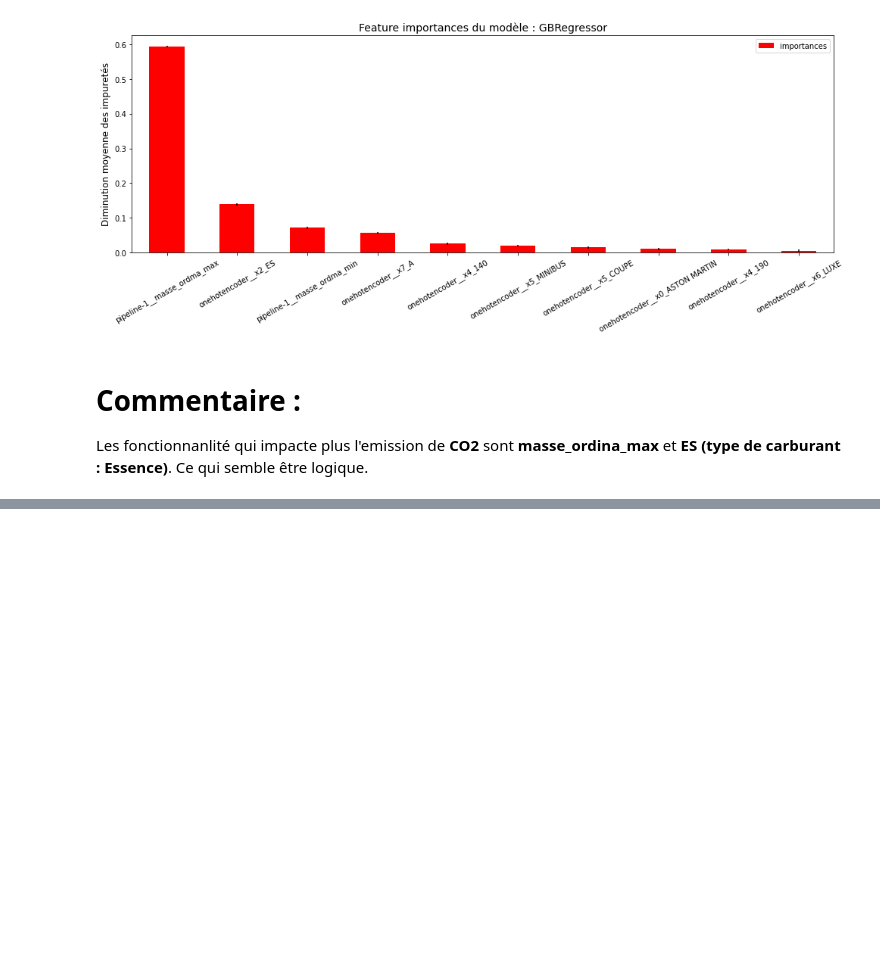
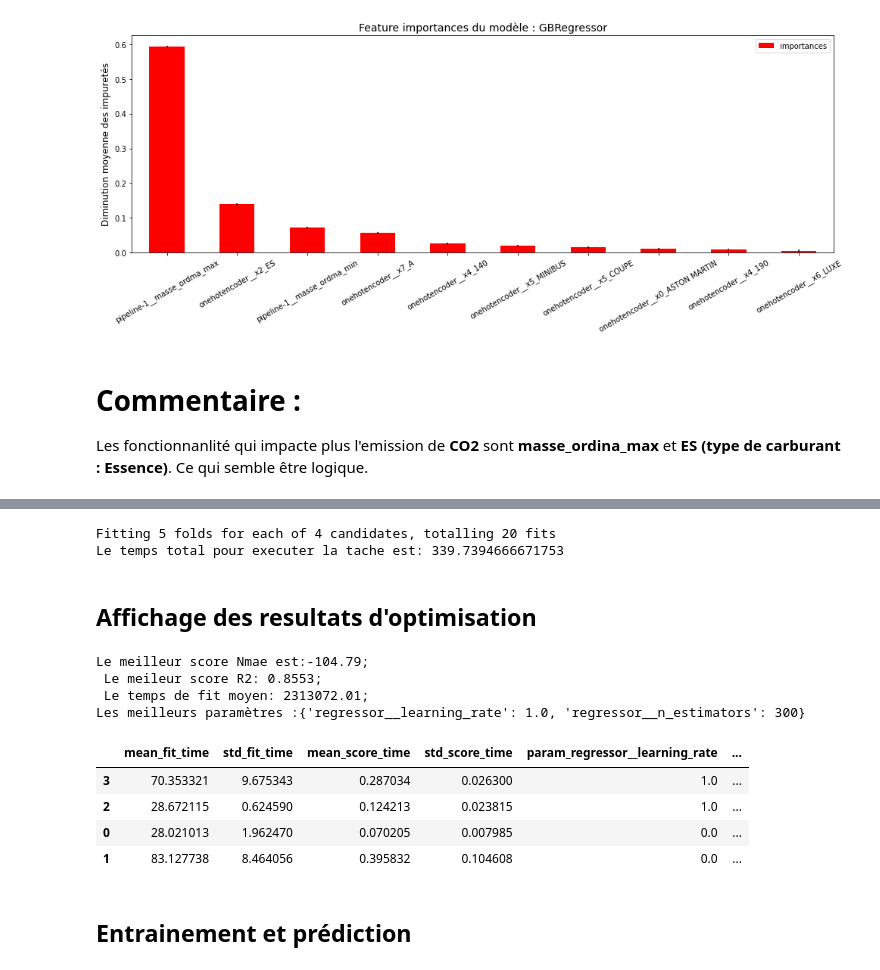
Before and after one commit to sylla2022-arc/Apprentissage-automatique-Regression, a Jupyter notebook: Prediction_Co2/Notebook_2_prediction_Apprentissag_automatique_Regression_CO2.ipynb, the cells around one changed output, grey strips where cells are left out. Cells and saved outputs as stored; diff of their text form; code cells hidden in the pictures; blank space fills up the shorter version.

```diff
--- a/Prediction_Co2/Notebook_2_prediction_Apprentissag_automatique_Regression_CO2.ipynb
+++ b/Prediction_Co2/Notebook_2_prediction_Apprentissag_automatique_Regression_CO2.ipynb
@@ -869,0 +880,39 @@ Les fonctionnanlité qui impacte plus l'emission de **CO2** sont **masse_ordina_
+# %%
+t0 = time.time()
+params_xgb = {'regressor__learning_rate' : np.linspace(0, 1, 2),
+             #'regressor__max_depth': [4, 7, 10],
+             'regressor__n_estimators': [100, 300]}
+mxgbr_grid = GridSearchCV( TransformedTargetRegressor(regressor = XGBRegressor(max_depth = 15, random_state = 5)),
+                          param_grid = params_xgb,
+                          cv =  5,
+                          verbose =2,
+                          scoring = ('r2', 'neg_mean_absolute_error'),
+                         refit= 'neg_mean_absolute_error',
+                         return_train_score = True,
+                         n_jobs =-1)
+
+mgbr_cv = Pipeline([('preprocessor', preprocessor),
+                   ('mxgbr_search_grid',mxgbr_grid )
+                  ])
+mgbr_cv.fit(X_train, y_train)
+print("Le temps total pour executer la tache est: {}".format(time.time() - t0))
+# %% [output]
+Fitting 5 folds for each of 4 candidates, totalling 20 fits
+Le temps total pour executer la tache est: 339.7394666671753
+# %% [markdown]
+## Affichage des resultats d'optimisation
+# %%
+df_resulats_mxgbr = opt_result(mgbr_cv, 'mxgbr_search_grid' )
+df_resulats_mxgbr.head()
+# %% [output]
+Le meilleur score Nmae est:-104.79;
+ Le meileur score R2: 0.8553;
+ Le temps de fit moyen: 2313072.01;
+Les meilleurs paramètres :{'regressor__learning_rate': 1.0, 'regressor__n_estimators': 300}
+|  | mean_fit_time | std_fit_time | mean_score_time | std_score_time | param_regressor__learning_rate | ... |
+| 3 | 70.353321 | 9.675343 | 0.287034 | 0.026300 | 1.0 | ... |
+| 2 | 28.672115 | 0.624590 | 0.124213 | 0.023815 | 1.0 | ... |
+| 0 | 28.021013 | 1.962470 | 0.070205 | 0.007985 | 0.0 | ... |
+| 1 | 83.127738 | 8.464056 | 0.395832 | 0.104608 | 0.0 | ... |
+# %% [markdown]
+## Entrainement et prédiction
```
Also changed, not shown: parts of 17 cells of this notebook.
